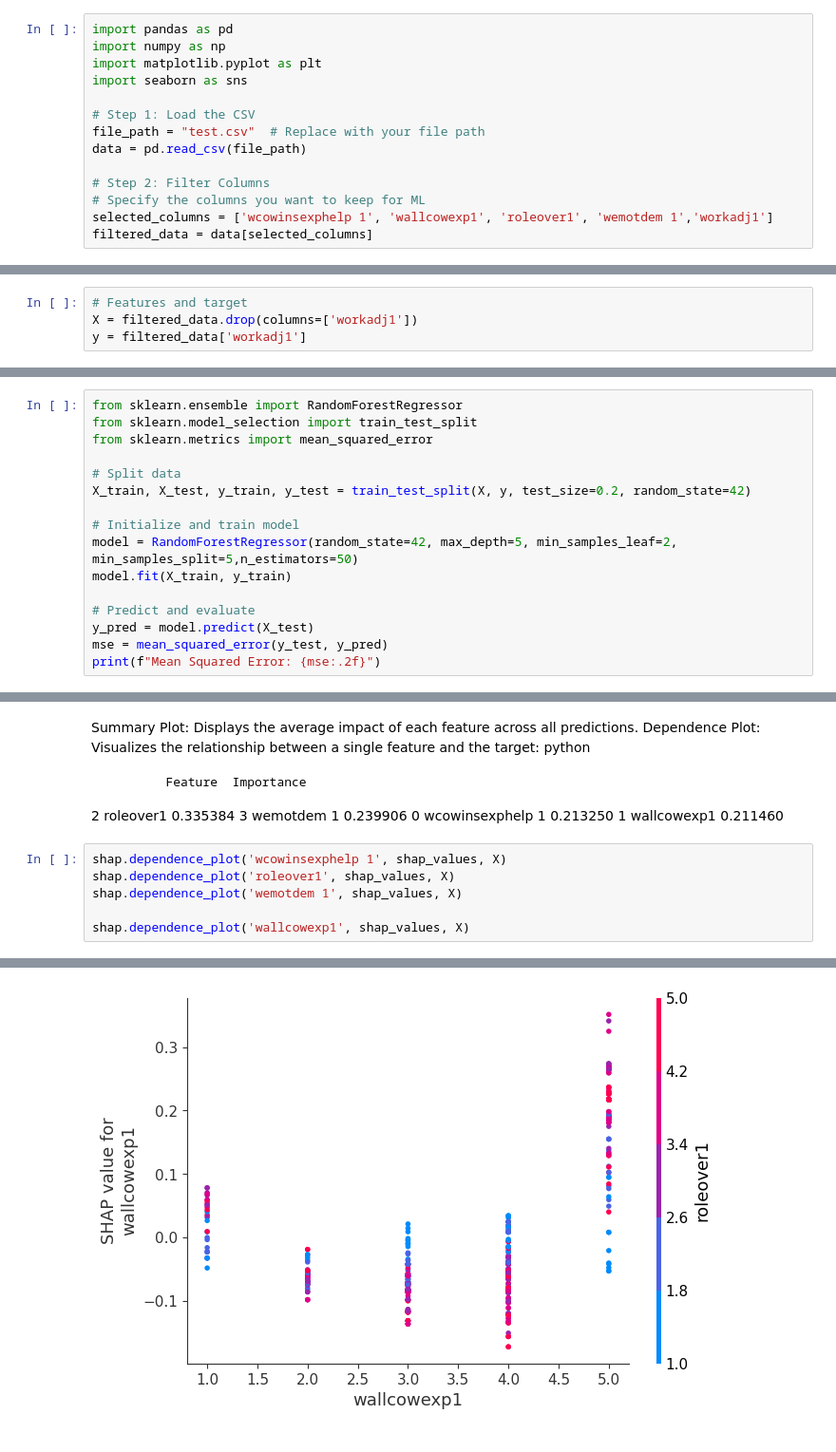
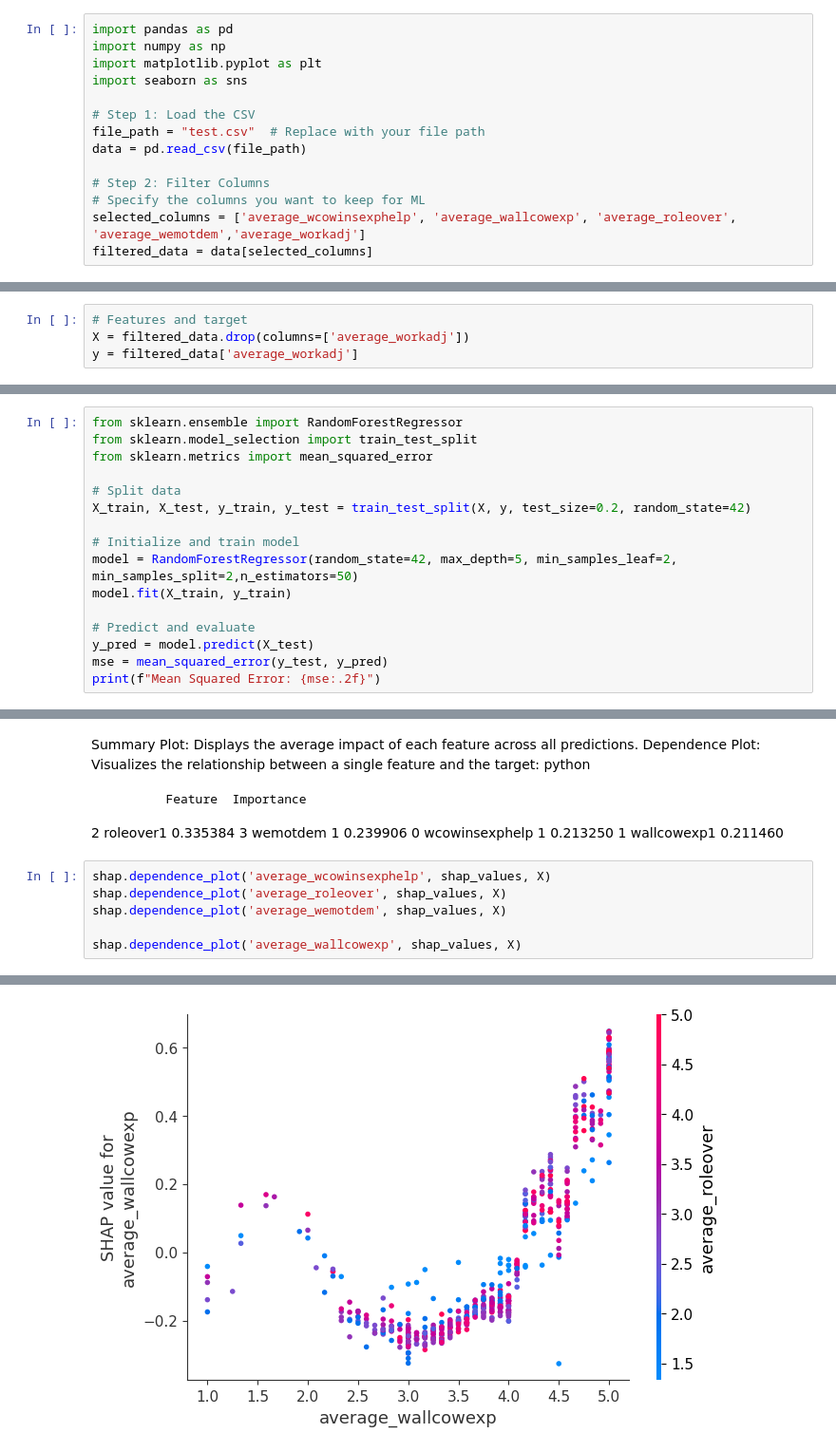
Before and after one commit to reema-dass26/Interdiciplinary_project_WU, a Jupyter notebook: source/EDA_1.ipynb, the cells around one changed output, grey strips where cells are left out. Shown at 95% size. Drawn from its saved outputs; the diff is of its cells as text.

```diff
--- a/source/EDA_1.ipynb
+++ b/source/EDA_1.ipynb
@@ -34,7 +42,7 @@ data = pd.read_csv(file_path)
 
 # Step 2: Filter Columns
 # Specify the columns you want to keep for ML
-selected_columns = ['wcowinsexphelp 1', 'wallcowexp1', 'roleover1', 'wemotdem 1','workadj1']
+selected_columns = ['average_wcowinsexphelp', 'average_wallcowexp', 'average_roleover', 'average_wemotdem','average_workadj']
 filtered_data = data[selected_columns]
 # %%
 filtered_data
@@ -99,8 +107,8 @@ Weak Positive Relationships: wemotdem 1 and wallcowexp1 show weak positive corre
 Very Weak or Negligible Relationships: wcowinsexphelp 1 and roleover1 show very weak or almost negligible relationships with workadj1. This suggests that these features do not have much influence on workadj1.
 # %%
 # Features and target
-X = filtered_data.drop(columns=['workadj1'])
-y = filtered_data['workadj1']
+X = filtered_data.drop(columns=['average_workadj'])
+y = filtered_data['average_workadj']
 # %%
 from sklearn.ensemble import RandomForestRegressor
 from sklearn.model_selection import train_test_split
@@ -175,7 +184,7 @@ from sklearn.metrics import mean_squared_error
 X_train, X_test, y_train, y_test = train_test_split(X, y, test_size=0.2, random_state=42)
 
 # Initialize and train model
-model = RandomForestRegressor(random_state=42, max_depth=5, min_samples_leaf=2, min_samples_split=5,n_estimators=50)
+model = RandomForestRegressor(random_state=42, max_depth=5, min_samples_leaf=2, min_samples_split=2,n_estimators=50)
 model.fit(X_train, y_train)
 
 # Predict and evaluate
@@ -330,9 +324,9 @@ python
 0  wcowinsexphelp 1    0.213250
 1       wallcowexp1    0.211460
 # %%
-shap.dependence_plot('wcowinsexphelp 1', shap_values, X)
-shap.dependence_plot('roleover1', shap_values, X)
-shap.dependence_plot('wemotdem 1', shap_values, X)
+shap.dependence_plot('average_wcowinsexphelp', shap_values, X)
+shap.dependence_plot('average_roleover', shap_values, X)
+shap.dependence_plot('average_wemotdem', shap_values, X)
 
-shap.dependence_plot('wallcowexp1', shap_values, X)
+shap.dependence_plot('average_wallcowexp', shap_values, X)
 # %% [output]
@@ -342,4 +336,4 @@ shap.dependence_plot('wallcowexp1', shap_values, X)
-[figure, old version]
+[figure, new version]
 # %%
 import seaborn as sns
 
```
Also changed, not shown: parts of 22 cells of this notebook, 2 other files.
